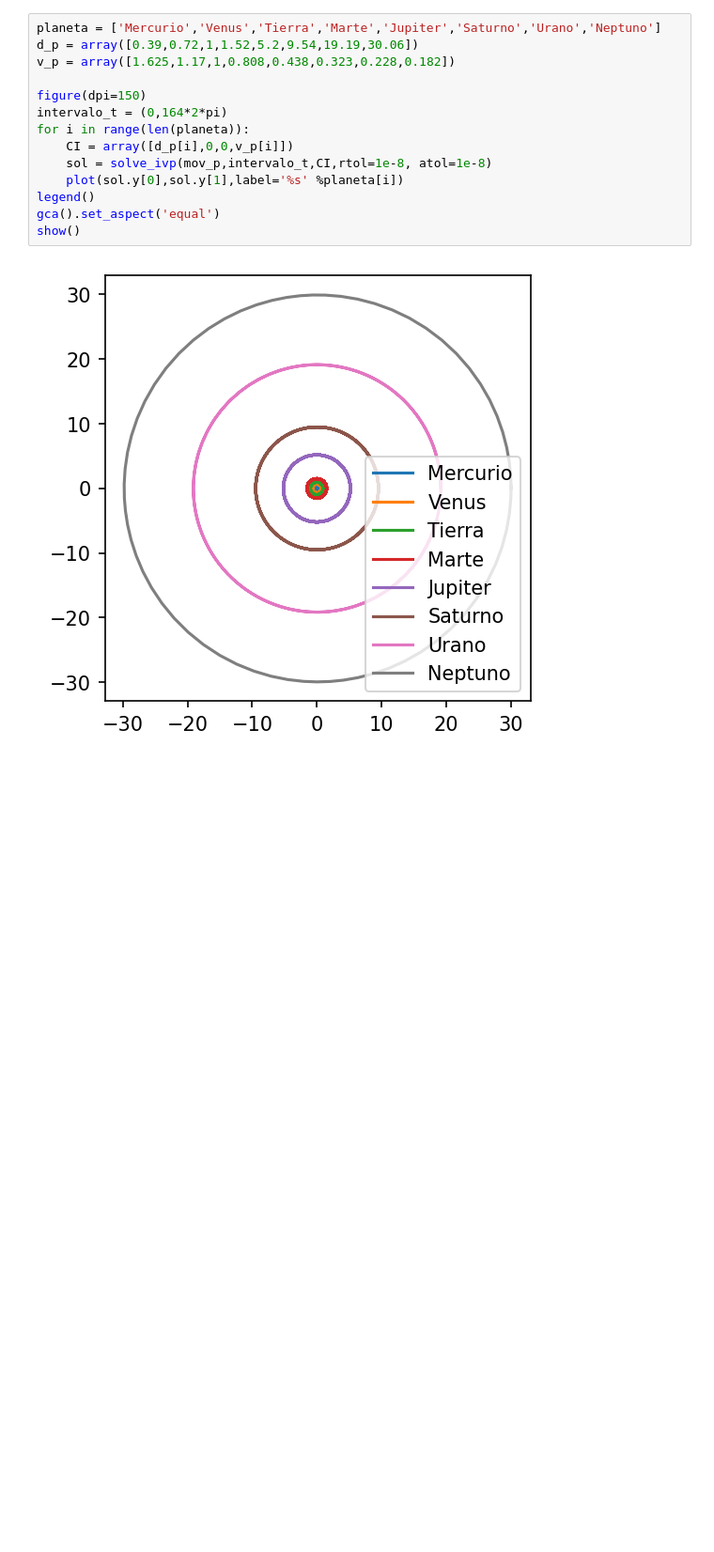
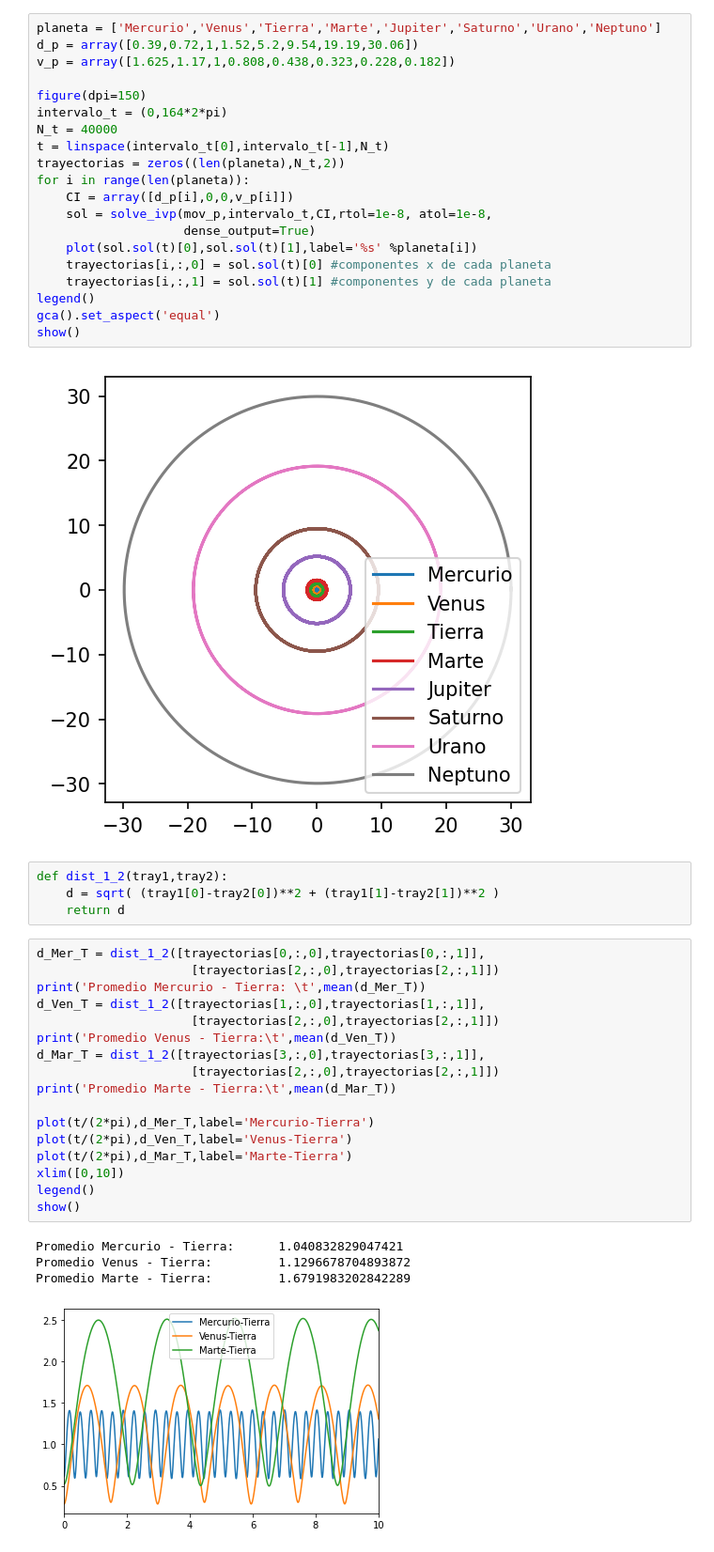
Before and after one commit to richmf/Fisica-Computacional-clases, a Jupyter notebook: Mini proyecto.ipynb, the cells around one changed output. Shown at 94% size. Cells and saved outputs as stored; diff of their text form; blank space fills up the shorter version.

```diff
--- a/Mini proyecto.ipynb
+++ b/Mini proyecto.ipynb
@@ -44,12 +44,44 @@ v_p = array([1.625,1.17,1,0.808,0.438,0.323,0.228,0.182])
 
 figure(dpi=150)
 intervalo_t = (0,164*2*pi)
+N_t = 40000
+t = linspace(intervalo_t[0],intervalo_t[-1],N_t)
+trayectorias = zeros((len(planeta),N_t,2))
 for i in range(len(planeta)):
     CI = array([d_p[i],0,0,v_p[i]])
-    sol = solve_ivp(mov_p,intervalo_t,CI,rtol=1e-8, atol=1e-8)
-    plot(sol.y[0],sol.y[1],label='%s' %planeta[i])
+    sol = solve_ivp(mov_p,intervalo_t,CI,rtol=1e-8, atol=1e-8,
+                    dense_output=True)
+    plot(sol.sol(t)[0],sol.sol(t)[1],label='%s' %planeta[i])
+    trayectorias[i,:,0] = sol.sol(t)[0] #componentes x de cada planeta
+    trayectorias[i,:,1] = sol.sol(t)[1] #componentes y de cada planeta
 legend()
 gca().set_aspect('equal')
 show()
 # %% [output]
 [figure]
+# %%
+def dist_1_2(tray1,tray2):
+    d = sqrt( (tray1[0]-tray2[0])**2 + (tray1[1]-tray2[1])**2 )
+    return d
+# %%
+d_Mer_T = dist_1_2([trayectorias[0,:,0],trayectorias[0,:,1]],
+                     [trayectorias[2,:,0],trayectorias[2,:,1]])
+print('Promedio Mercurio - Tierra: \t',mean(d_Mer_T))
+d_Ven_T = dist_1_2([trayectorias[1,:,0],trayectorias[1,:,1]],
+                     [trayectorias[2,:,0],trayectorias[2,:,1]])
+print('Promedio Venus - Tierra:\t',mean(d_Ven_T))
+d_Mar_T = dist_1_2([trayectorias[3,:,0],trayectorias[3,:,1]],
+                     [trayectorias[2,:,0],trayectorias[2,:,1]])
+print('Promedio Marte - Tierra:\t',mean(d_Mar_T))
+
+plot(t/(2*pi),d_Mer_T,label='Mercurio-Tierra')
+plot(t/(2*pi),d_Ven_T,label='Venus-Tierra')
+plot(t/(2*pi),d_Mar_T,label='Marte-Tierra')
+xlim([0,10])
+legend()
+show()
+# %% [output]
+Promedio Mercurio - Tierra:      1.040832829047421
+Promedio Venus - Tierra:         1.1296678704893872
+Promedio Marte - Tierra:         1.6791983202842289
+[figure, added]
```
